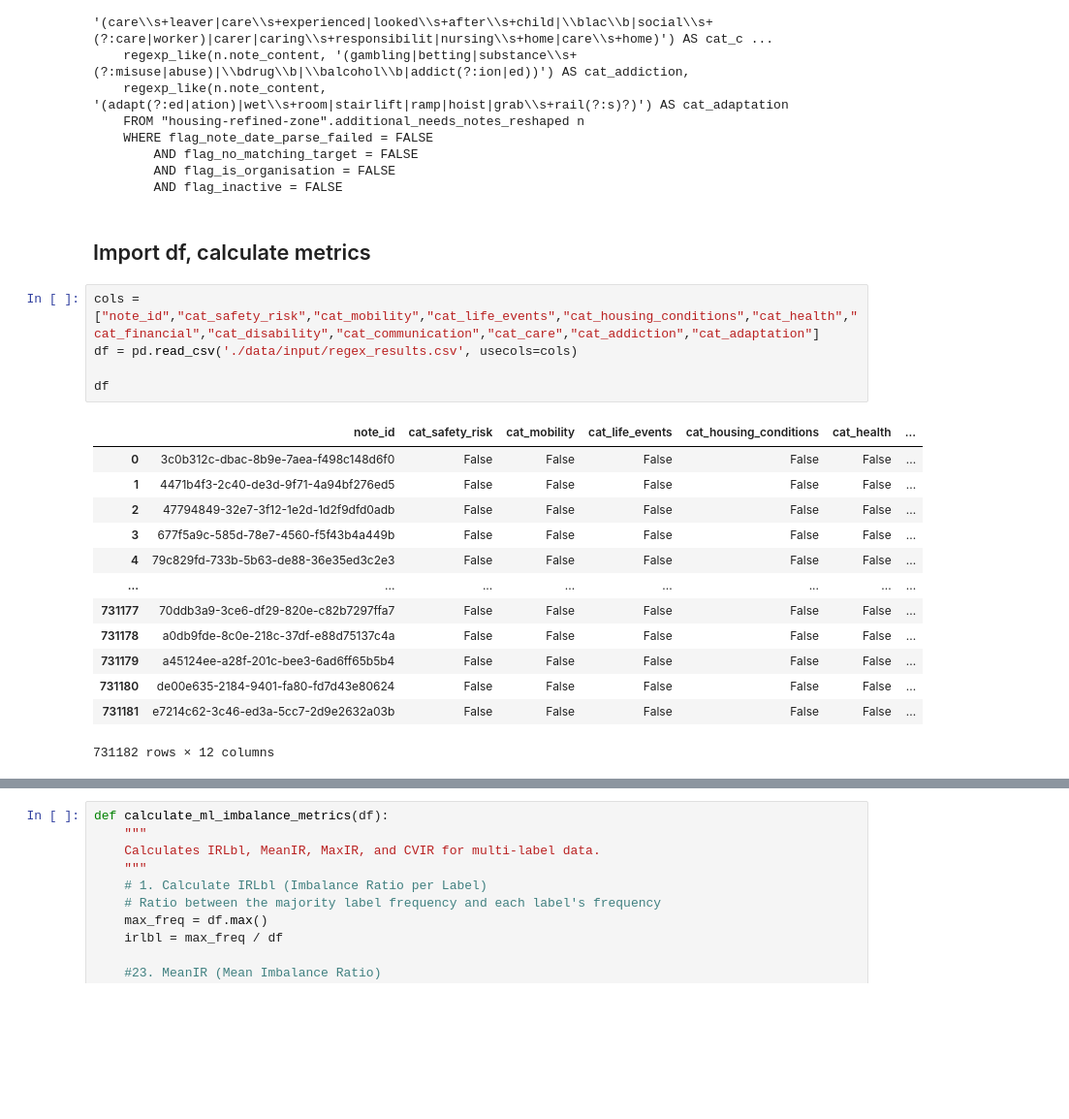
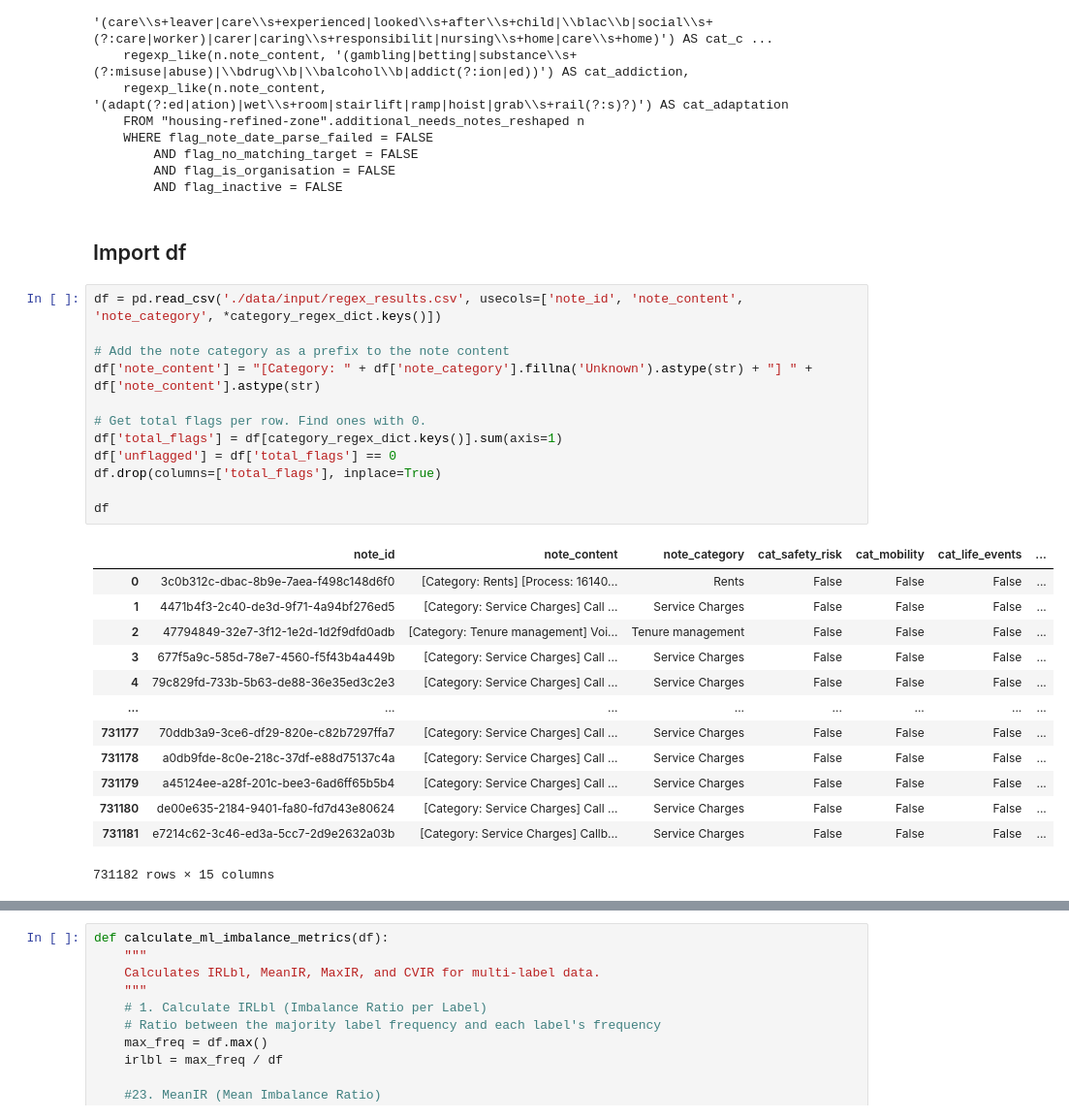
Before and after one commit to notatiyyah/CS3D6-Code, a Jupyter notebook: prep-traning-data.ipynb, the cells around one changed output, grey strips where cells are left out. Shown at 97% size. Cells and saved outputs as stored; diff of their text form; blank space fills up the shorter version.

```diff
--- a/prep-traning-data.ipynb
+++ b/prep-traning-data.ipynb
@@ -123,23 +116,30 @@ SELECT n.*,
         AND flag_is_organisation = FALSE
         AND flag_inactive = FALSE
 # %% [markdown]
-## Import df, calculate metrics
+## Import df
 # %%
-cols = ["note_id","cat_safety_risk","cat_mobility","cat_life_events","cat_housing_conditions","cat_health","cat_financial","cat_disability","cat_communication","cat_care","cat_addiction","cat_adaptation"]
-df = pd.read_csv('./data/input/regex_results.csv', usecols=cols)
+df = pd.read_csv('./data/input/regex_results.csv', usecols=['note_id', 'note_content', 'note_category', *category_regex_dict.keys()])
+
+# Add the note category as a prefix to the note content
+df['note_content'] = "[Category: " + df['note_category'].fillna('Unknown').astype(str) + "] " + df['note_content'].astype(str)
+
+# Get total flags per row. Find ones with 0.
+df['total_flags'] = df[category_regex_dict.keys()].sum(axis=1)
+df['unflagged'] = df['total_flags'] == 0
+df.drop(columns=['total_flags'], inplace=True)
 
 df
 # %% [output]
-|  | note_id | cat_safety_risk | cat_mobility | cat_life_events | cat_housing_conditions | cat_health | ... |
-| 0 | 3c0b312c-dbac-8b9e-7aea-f498c148d6f0 | False | False | False | False | False | ... |
-| 1 | 4471b4f3-2c40-de3d-9f71-4a94bf276ed5 | False | False | False | False | False | ... |
-| 2 | 47794849-32e7-3f12-1e2d-1d2f9dfd0adb | False | False | False | False | False | ... |
-| 3 | 677f5a9c-585d-78e7-4560-f5f43b4a449b | False | False | False | False | False | ... |
-| 4 | 79c829fd-733b-5b63-de88-36e35ed3c2e3 | False | False | False | False | False | ... |
+|  | note_id | note_content | note_category | cat_safety_risk | cat_mobility | cat_life_events | ... |
+| 0 | 3c0b312c-dbac-8b9e-7aea-f498c148d6f0 | [Category: Rents] [Process: 16140... | Rents | False | False | False | ... |
+| 1 | 4471b4f3-2c40-de3d-9f71-4a94bf276ed5 | [Category: Service Charges] Call ... | Service Charges | False | False | False | ... |
+| 2 | 47794849-32e7-3f12-1e2d-1d2f9dfd0adb | [Category: Tenure management] Voi... | Tenure management | False | False | False | ... |
+| 3 | 677f5a9c-585d-78e7-4560-f5f43b4a449b | [Category: Service Charges] Call ... | Service Charges | False | False | False | ... |
+| 4 | 79c829fd-733b-5b63-de88-36e35ed3c2e3 | [Category: Service Charges] Call ... | Service Charges | False | False | False | ... |
 | ... | ... | ... | ... | ... | ... | ... | ... |
-| 731177 | 70ddb3a9-3ce6-df29-820e-c82b7297ffa7 | False | False | False | False | False | ... |
-| 731178 | a0db9fde-8c0e-218c-37df-e88d75137c4a | False | False | False | False | False | ... |
-| 731179 | a45124ee-a28f-201c-bee3-6ad6ff65b5b4 | False | False | False | False | False | ... |
-| 731180 | de00e635-2184-9401-fa80-fd7d43e80624 | False | False | False | False | False | ... |
-| 731181 | e7214c62-3c46-ed3a-5cc7-2d9e2632a03b | False | False | False | False | False | ... |
+| 731177 | 70ddb3a9-3ce6-df29-820e-c82b7297ffa7 | [Category: Service Charges] Call ... | Service Charges | False | False | False | ... |
+| 731178 | a0db9fde-8c0e-218c-37df-e88d75137c4a | [Category: Service Charges] Call ... | Service Charges | False | False | False | ... |
+| 731179 | a45124ee-a28f-201c-bee3-6ad6ff65b5b4 | [Category: Service Charges] Call ... | Service Charges | False | False | False | ... |
+| 731180 | de00e635-2184-9401-fa80-fd7d43e80624 | [Category: Service Charges] Call ... | Service Charges | False | False | False | ... |
+| 731181 | e7214c62-3c46-ed3a-5cc7-2d9e2632a03b | [Category: Service Charges] Callb... | Service Charges | False | False | False | ... |
-731182 rows × 12 columns
+731182 rows × 15 columns
```
Also changed, not shown: parts of 28 cells of this notebook, 1 other file.
